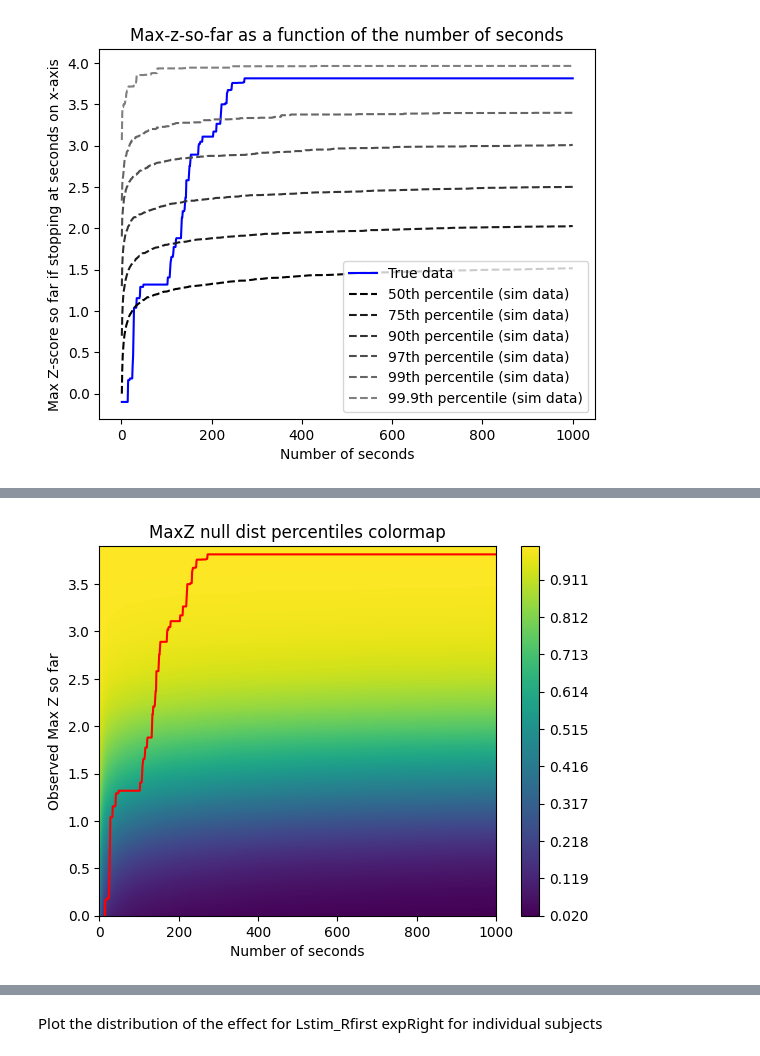
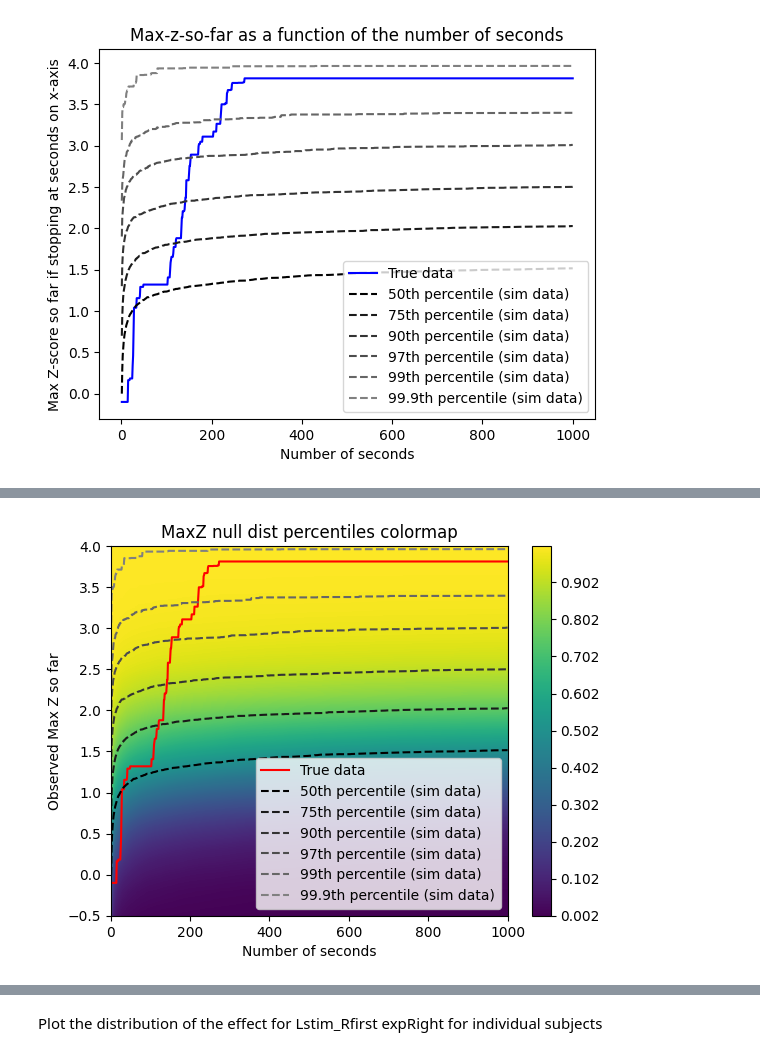
Before and after one commit to AvantiShri/freedman2023_cortex_analysisreplication, a Jupyter notebook: freedman_et_al_2023/Freedman_et_al_2023_analysis.ipynb, the cells around one changed output, grey strips where cells are left out. Cells and saved outputs as stored; diff of their text form; code cells hidden in the pictures.

```diff
--- a/freedman_et_al_2023/Freedman_et_al_2023_analysis.ipynb
+++ b/freedman_et_al_2023/Freedman_et_al_2023_analysis.ipynb
@@ -280,19 +280,30 @@ WARNING:matplotlib.backends.backend_ps:The PostScript backend does not support t
 # %%
 #Also make a countour plot of the null distribution and overlay the true data
 x = np.arange(0,1000,1)
-y = np.arange(0,4.0,0.1)
+y = np.arange(-0.5,4.1,0.1)
 X, Y = np.meshgrid(x, y)
 percentiles = np.zeros_like(X).astype("float") #percentiles
 for i in range(X.shape[0]):
   for j in range(Y.shape[1]):
     percentiles[i,j] = (np.sum(Y[i,j] > sim_data_cummax_z[:,X[i,j]])/sim_data_cummax_z.shape[0])
 plt.contourf(X, Y, percentiles, levels=1000)
-plt.plot(np.arange(len(true_data_cummax_z))+1, true_data_cummax_z, color="red")
+
+handles = []
+handle_labels = []
+
+handles.append(plt.plot(np.arange(len(true_data_cummax_z))+1, true_data_cummax_z, color="red")[0])
+handle_labels.append("True data")
+
+for percentile, color in percentiles_to_plot:
+  handles.append(plt.plot(np.arange(len(true_data_cummax_z))+1, np.percentile(sim_data_cummax_z, q=percentile, axis=0), color=color, linestyle="--")[0])
+  handle_labels.append(str(percentile)+"th percentile (sim data)")
+
+plt.legend(handles, handle_labels)
 plt.colorbar()
 plt.title("MaxZ null dist percentiles colormap")
 plt.xlabel("Number of seconds")
 plt.ylabel("Observed Max Z so far")
 plt.xlim(0,1000)
-plt.ylim(0,3.9)
+plt.ylim(-0.5,4.0)
 plt.savefig('max_z_null_dist_percentiles_colormap.eps', format='eps')
 # %% [output]
@@ -299 +311 @@ plt.savefig('max_z_null_dist_percentiles_colormap.eps', format='eps')
-[figure, old version]
+[figure, new version]
```
Also changed, not shown: parts of 2 cells of this notebook.
